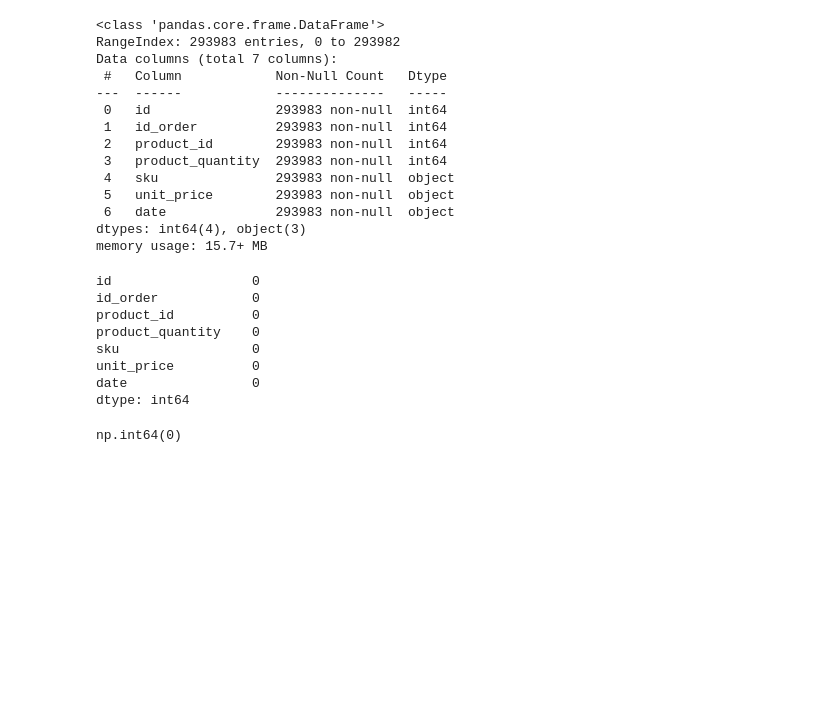
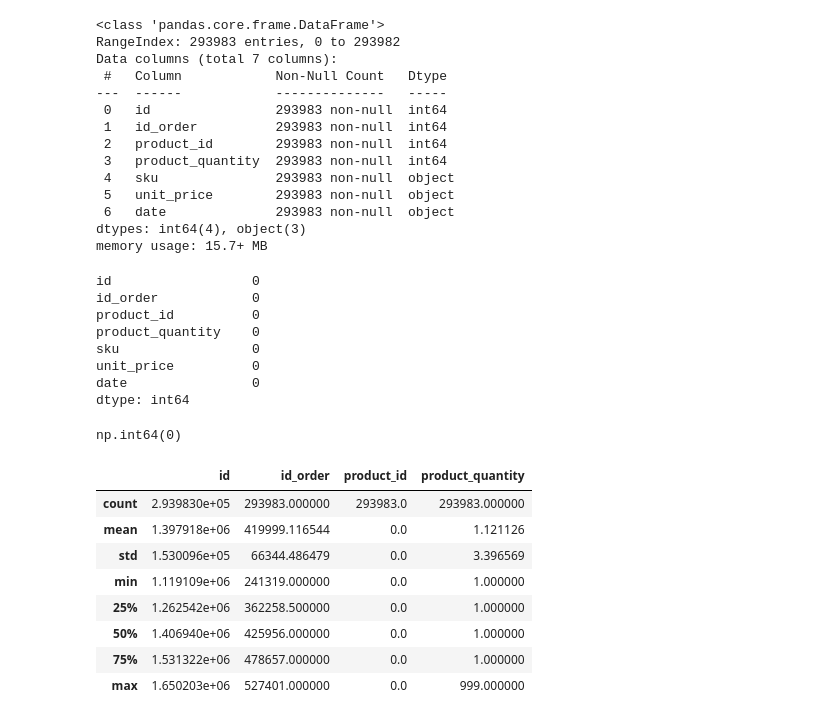
Before and after one commit to yazdan0101/ENIAC-discounts-strategy, a Jupyter notebook: notebooks/analysis.ipynb, the cells around one changed output. Drawn from its saved outputs; the diff is of its cells as text; code cells hidden in the pictures; blank space fills up the shorter version.

```diff
--- a/notebooks/analysis.ipynb
+++ b/notebooks/analysis.ipynb
@@ -241,3 +241,15 @@ dtype: int64
 orderlines_df.duplicated().sum()
 # %% [output]
 np.int64(0)
+# %%
+orderlines_df.describe()
+# %% [output]
+|  | id | id_order | product_id | product_quantity |
+| count | 2.939830e+05 | 293983.000000 | 293983.0 | 293983.000000 |
+| mean | 1.397918e+06 | 419999.116544 | 0.0 | 1.121126 |
+| std | 1.530096e+05 | 66344.486479 | 0.0 | 3.396569 |
+| min | 1.119109e+06 | 241319.000000 | 0.0 | 1.000000 |
+| 25% | 1.262542e+06 | 362258.500000 | 0.0 | 1.000000 |
+| 50% | 1.406940e+06 | 425956.000000 | 0.0 | 1.000000 |
+| 75% | 1.531322e+06 | 478657.000000 | 0.0 | 1.000000 |
+| max | 1.650203e+06 | 527401.000000 | 0.0 | 999.000000 |
```
Also changed, not shown: parts of 11 cells of this notebook.
